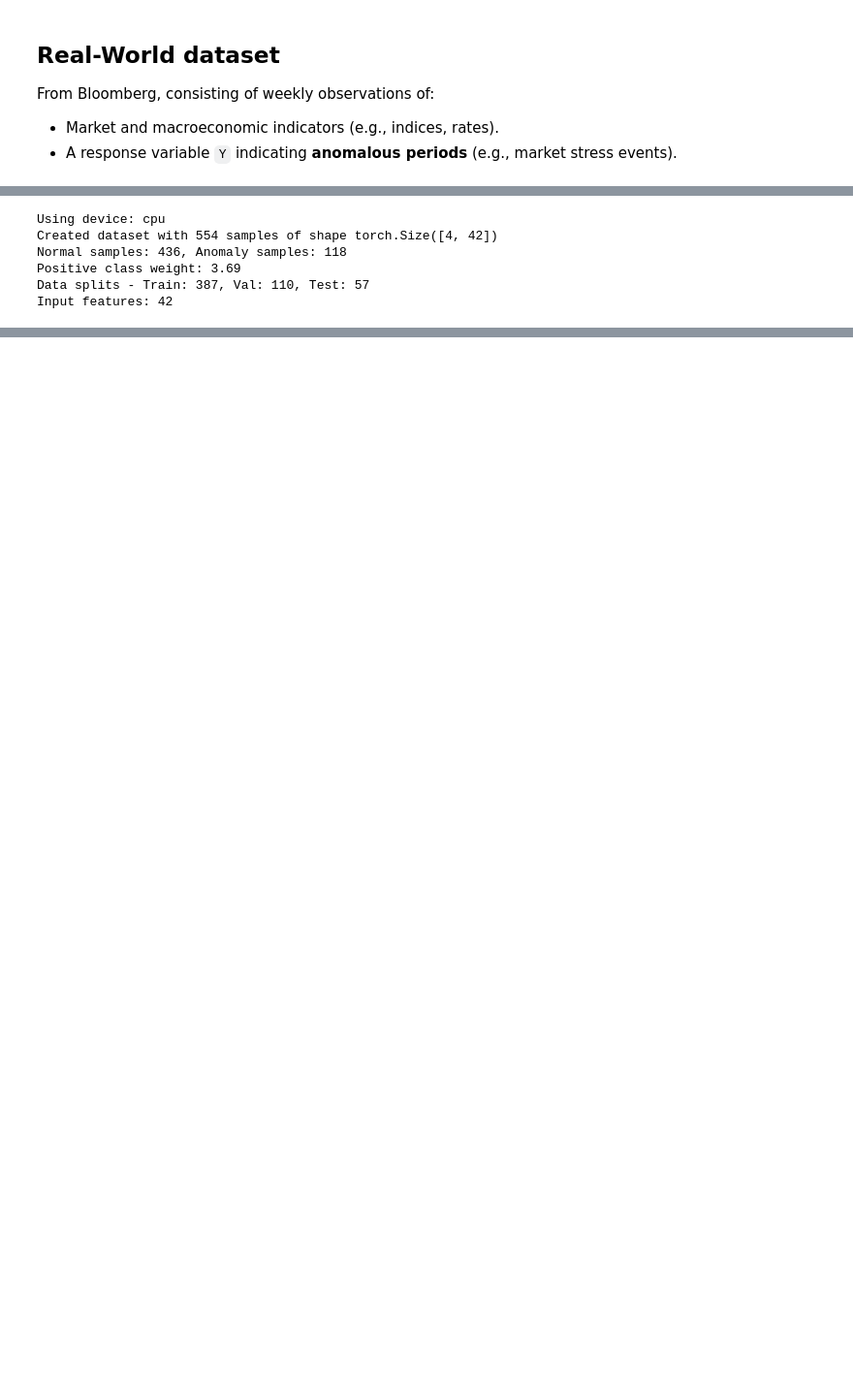
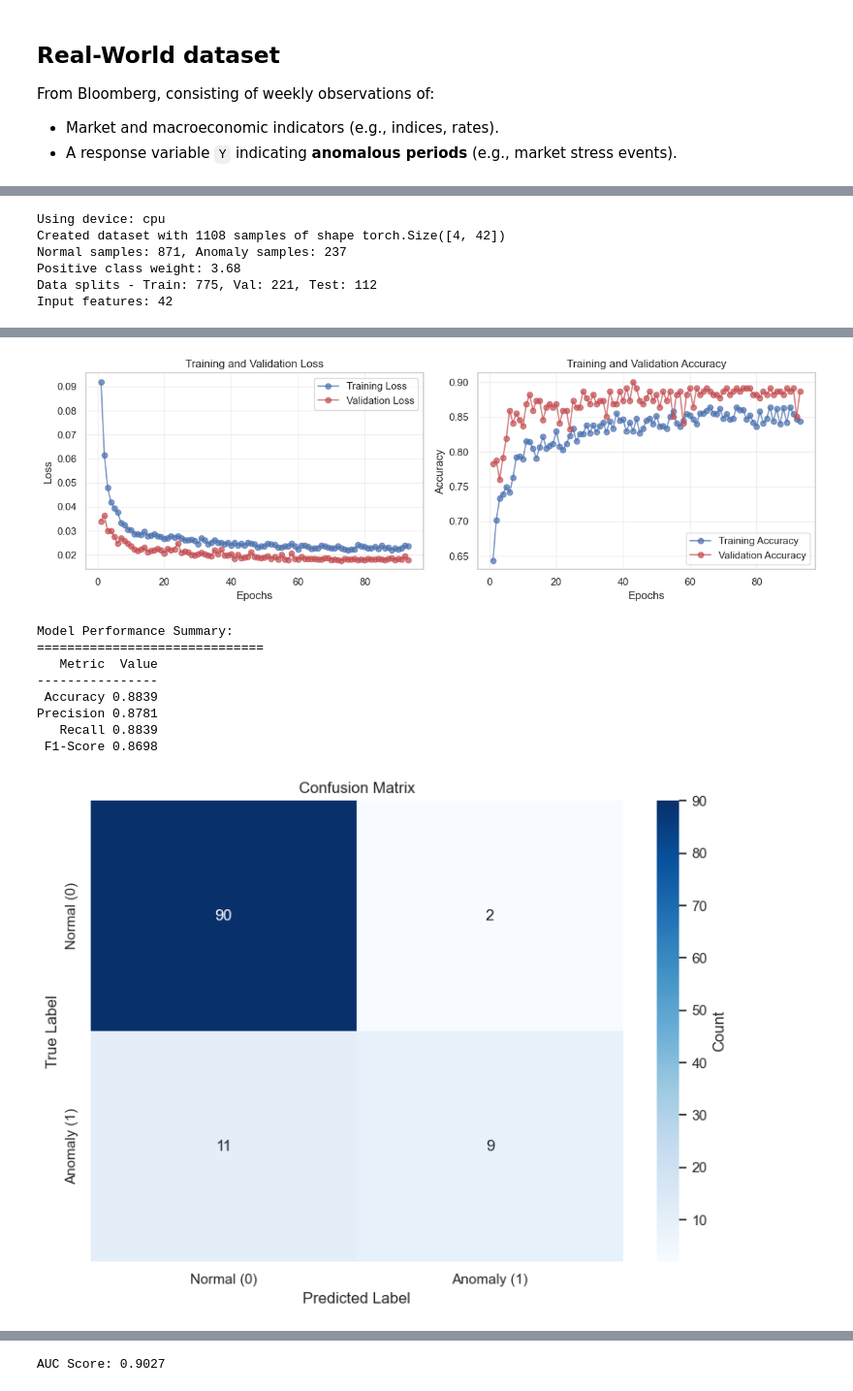
Before and after one commit to Filippo-Galli/Fintech_BC, a Jupyter notebook: Final_project/LSTM.ipynb, the cells around one changed output, grey strips where cells are left out. Shown: that part at 97% size. Drawn from its saved outputs; the diff is of its cells as text; code cells hidden in the pictures; blank space fills up the shorter version.

```diff
--- a/Final_project/LSTM.ipynb
+++ b/Final_project/LSTM.ipynb
@@ -758,7 +1086,7 @@ classifier = LSTMTimeSeriesClassifier()
 
 # Create data loaders
 train_loader, val_loader, test_loader = classifier.create_data_loaders(
-    X_df, y, window_size=4, overlap=2, batch_size=4, _shuffle=True, train_split=0.7, val_split=0.2
+    X_df, y, window_size=4, overlap=3, batch_size=4, _shuffle=True, train_split=0.7, val_split=0.2
 )
 
 # Train the model
@@ -773,12 +1101,15 @@ classifier.fit_with_loaders(
     patience=20,
 )
 
-# Evaluate the model
-metrics, y_pred = classifier.evaluate_with_loader(test_loader)
+# After training the model
+classifier.plot_training_history()
+
+# Evaluate with all visualizations
+metrics, predictions = classifier.evaluate_with_loader(test_loader, plot_results=True)
 # %% [output]
 Using device: cpu
-Created dataset with 554 samples of shape torch.Size([4, 42])
-Normal samples: 436, Anomaly samples: 118
-Positive class weight: 3.69
-Data splits - Train: 387, Val: 110, Test: 57
+Created dataset with 1108 samples of shape torch.Size([4, 42])
+Normal samples: 871, Anomaly samples: 237
+Positive class weight: 3.68
+Data splits - Train: 775, Val: 221, Test: 112
 Input features: 42
@@ -797,0 +1127,10 @@ Confusion Matrix:
+[figure, added]
+Model Performance Summary:
+==============================
+   Metric  Value
+----------------
+ Accuracy 0.8839
+Precision 0.8781
+   Recall 0.8839
+ F1-Score 0.8698
+[figure, added]
@@ -797,0 +1138 @@ Confusion Matrix:
+AUC Score: 0.9027
```
Also changed, not shown: parts of 13 cells of this notebook.
